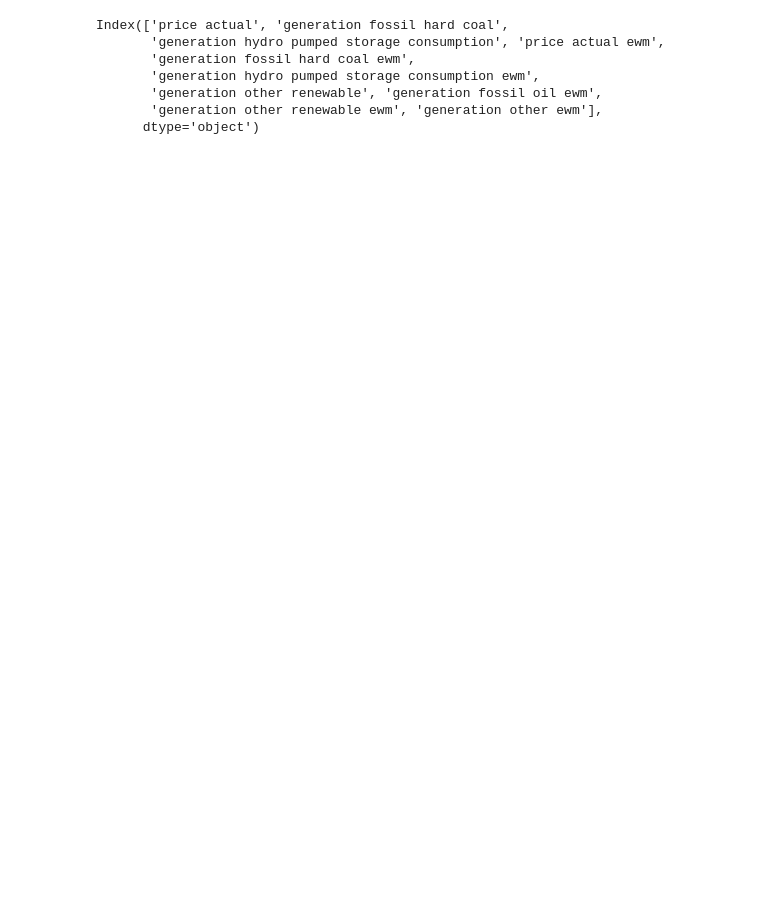
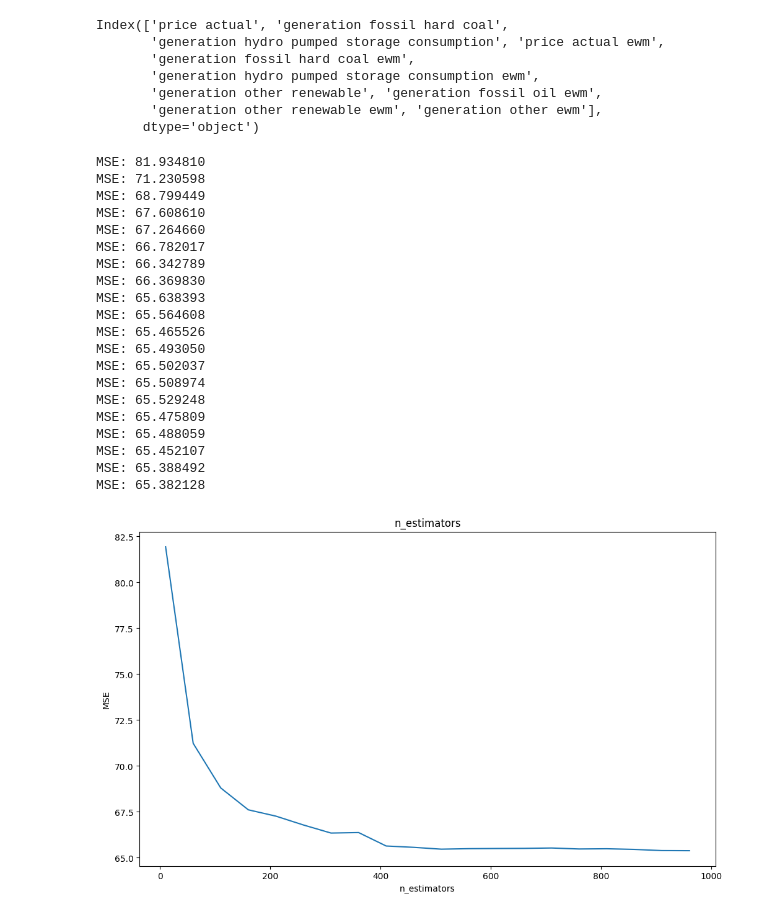
Before and after one commit to Zafewood/IT3212-Data-Powered-Software, a Jupyter notebook: xgb.ipynb, the cells around one changed output. Saved outputs shown, nothing was run; the diff lists cells and outputs as text; code cells hidden in the pictures; blank space fills up the shorter version.

```diff
--- a/xgb.ipynb
+++ b/xgb.ipynb
@@ -20,4 +20,45 @@ Index(['price actual', 'generation fossil hard coal',
        'generation other renewable', 'generation fossil oil ewm',
        'generation other renewable ewm', 'generation other ewm'],
       dtype='object')
+# %%
+#Grid Search - Hyperparameter Tuning
+x = np.arange(10, 1000, 50)
+y = np.array([])
+
+for i in range(10, 1000, 50):
+    reg = xgb.XGBRegressor(n_estimators=i)
+    reg.fit(X_train, y_train, verbose = False)
+    pred = reg.predict(X_test)
+    mse = mean_squared_error(y_test, pred)
+    y = np.append(y, mse)
+    print("MSE: %f" % (mse))
+
+plt.figure(figsize=(12, 7))
+plt.title("n_estimators")
+plt.xlabel("n_estimators")
+plt.ylabel("MSE")
+plt.plot(x,y)
+plt.show()
+# %% [output]
+MSE: 81.934810
+MSE: 71.230598
+MSE: 68.799449
+MSE: 67.608610
+MSE: 67.264660
+MSE: 66.782017
+MSE: 66.342789
+MSE: 66.369830
+MSE: 65.638393
+MSE: 65.564608
+MSE: 65.465526
+MSE: 65.493050
+MSE: 65.502037
+MSE: 65.508974
+MSE: 65.529248
+MSE: 65.475809
+MSE: 65.488059
+MSE: 65.452107
+MSE: 65.388492
+MSE: 65.382128
+[figure, added]
 # %%
```
Also changed, not shown: parts of 5 cells of this notebook.
